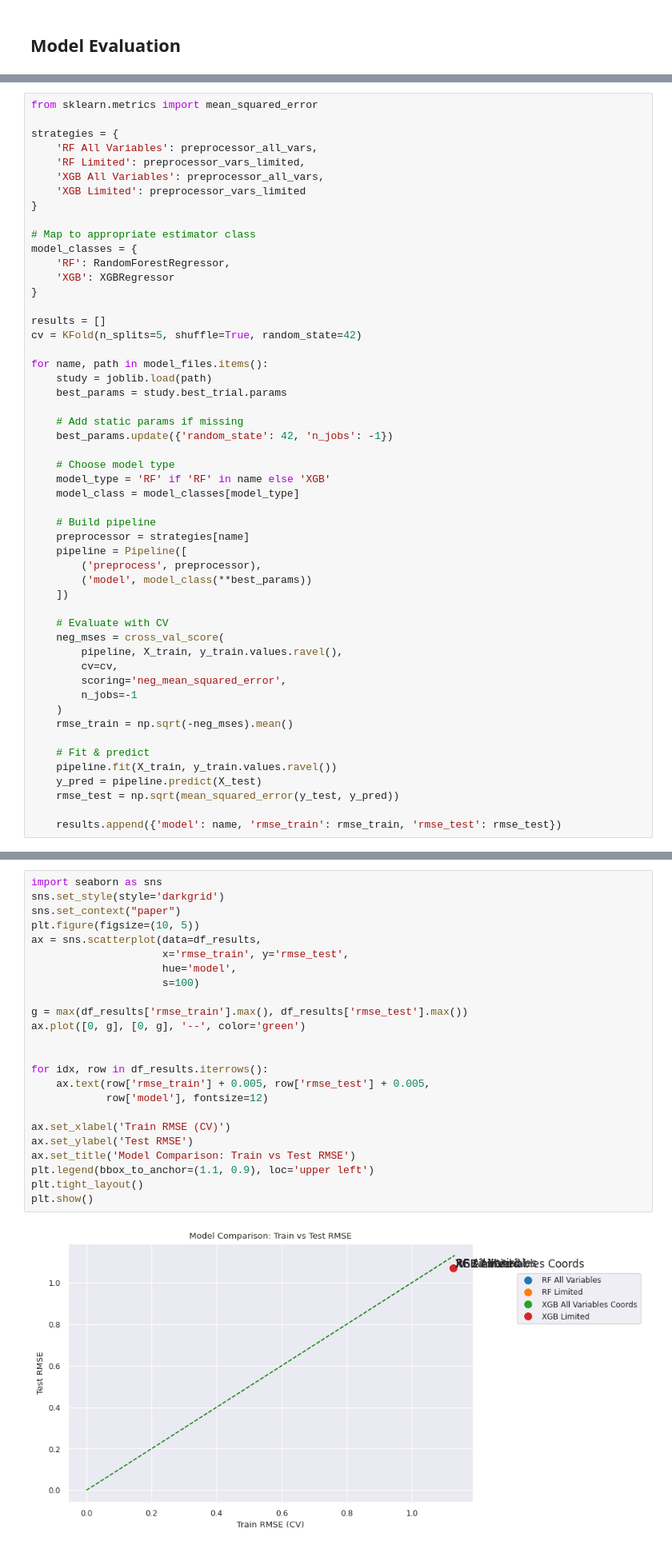
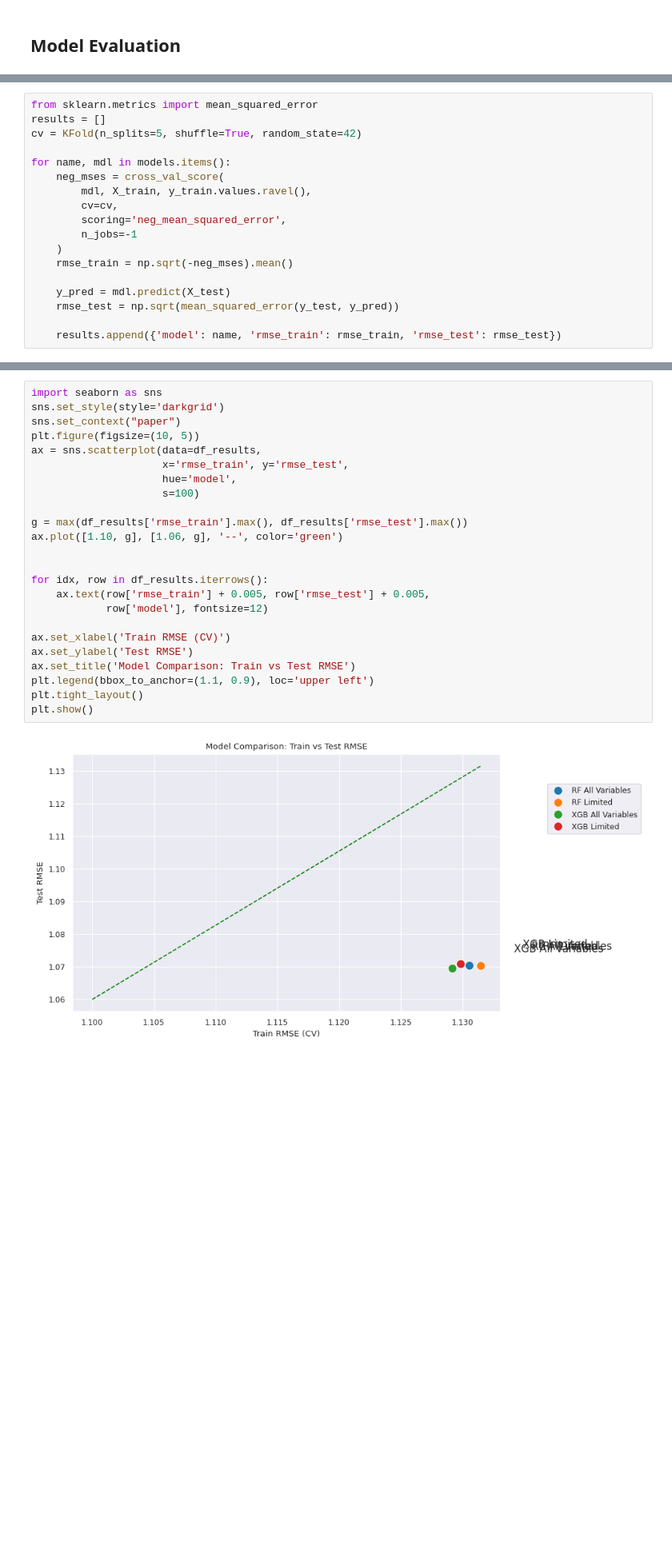
Before and after one commit to karolinazielinska1/XAI-project, a Jupyter notebook: notebooks/02_eda_and_modeling.ipynb, the cells around one changed output, grey strips where cells are left out. Shown at 80% size. Saved outputs shown, nothing was run; the diff lists cells and outputs as text; blank space fills up the shorter version.

```diff
--- a/notebooks/02_eda_and_modeling.ipynb
+++ b/notebooks/02_eda_and_modeling.ipynb
@@ -415,53 +483,19 @@ model_files = {
 models = {name: joblib.load(path) for name, path in model_files.items()}
 # %%
 from sklearn.metrics import mean_squared_error
-
-strategies = {
-    'RF All Variables': preprocessor_all_vars,
-    'RF Limited': preprocessor_vars_limited,
-    'XGB All Variables': preprocessor_all_vars,
-    'XGB Limited': preprocessor_vars_limited
-}
-
-# Map to appropriate estimator class
-model_classes = {
-    'RF': RandomForestRegressor,
-    'XGB': XGBRegressor
-}
-
 results = []
 cv = KFold(n_splits=5, shuffle=True, random_state=42)
 
-for name, path in model_files.items():
-    study = joblib.load(path)
-    best_params = study.best_trial.params
-
-    # Add static params if missing
-    best_params.update({'random_state': 42, 'n_jobs': -1})
-
-    # Choose model type
-    model_type = 'RF' if 'RF' in name else 'XGB'
-    model_class = model_classes[model_type]
-
-    # Build pipeline
-    preprocessor = strategies[name]
-    pipeline = Pipeline([
-        ('preprocess', preprocessor),
-        ('model', model_class(**best_params))
-    ])
-
-    # Evaluate with CV
+for name, mdl in models.items():
     neg_mses = cross_val_score(
-        pipeline, X_train, y_train.values.ravel(),
+        mdl, X_train, y_train.values.ravel(),
         cv=cv,
         scoring='neg_mean_squared_error',
         n_jobs=-1
     )
     rmse_train = np.sqrt(-neg_mses).mean()
 
-    # Fit & predict
-    pipeline.fit(X_train, y_train.values.ravel())
-    y_pred = pipeline.predict(X_test)
+    y_pred = mdl.predict(X_test)
     rmse_test = np.sqrt(mean_squared_error(y_test, y_pred))
 
     results.append({'model': name, 'rmse_train': rmse_train, 'rmse_test': rmse_test})
@@ -477,26 +511,26 @@ df_results
 # %%
 import seaborn as sns
 sns.set_style(style='darkgrid')
 sns.set_context("paper")
 plt.figure(figsize=(10, 5))
 ax = sns.scatterplot(data=df_results,
                      x='rmse_train', y='rmse_test',
                      hue='model',
                      s=100)
 
 g = max(df_results['rmse_train'].max(), df_results['rmse_test'].max())
-ax.plot([0, g], [0, g], '--', color='green')
+ax.plot([1.10, g], [1.06, g], '--', color='green')
 
 
 for idx, row in df_results.iterrows():
     ax.text(row['rmse_train'] + 0.005, row['rmse_test'] + 0.005,
             row['model'], fontsize=12)
 
 ax.set_xlabel('Train RMSE (CV)')
 ax.set_ylabel('Test RMSE')
 ax.set_title('Model Comparison: Train vs Test RMSE')
 plt.legend(bbox_to_anchor=(1.1, 0.9), loc='upper left')
 plt.tight_layout()
 plt.show()
 # %% [output]
-[figure, old version]
+[figure, new version]
```
Also changed, not shown: parts of 20 cells of this notebook, 8 other files.
